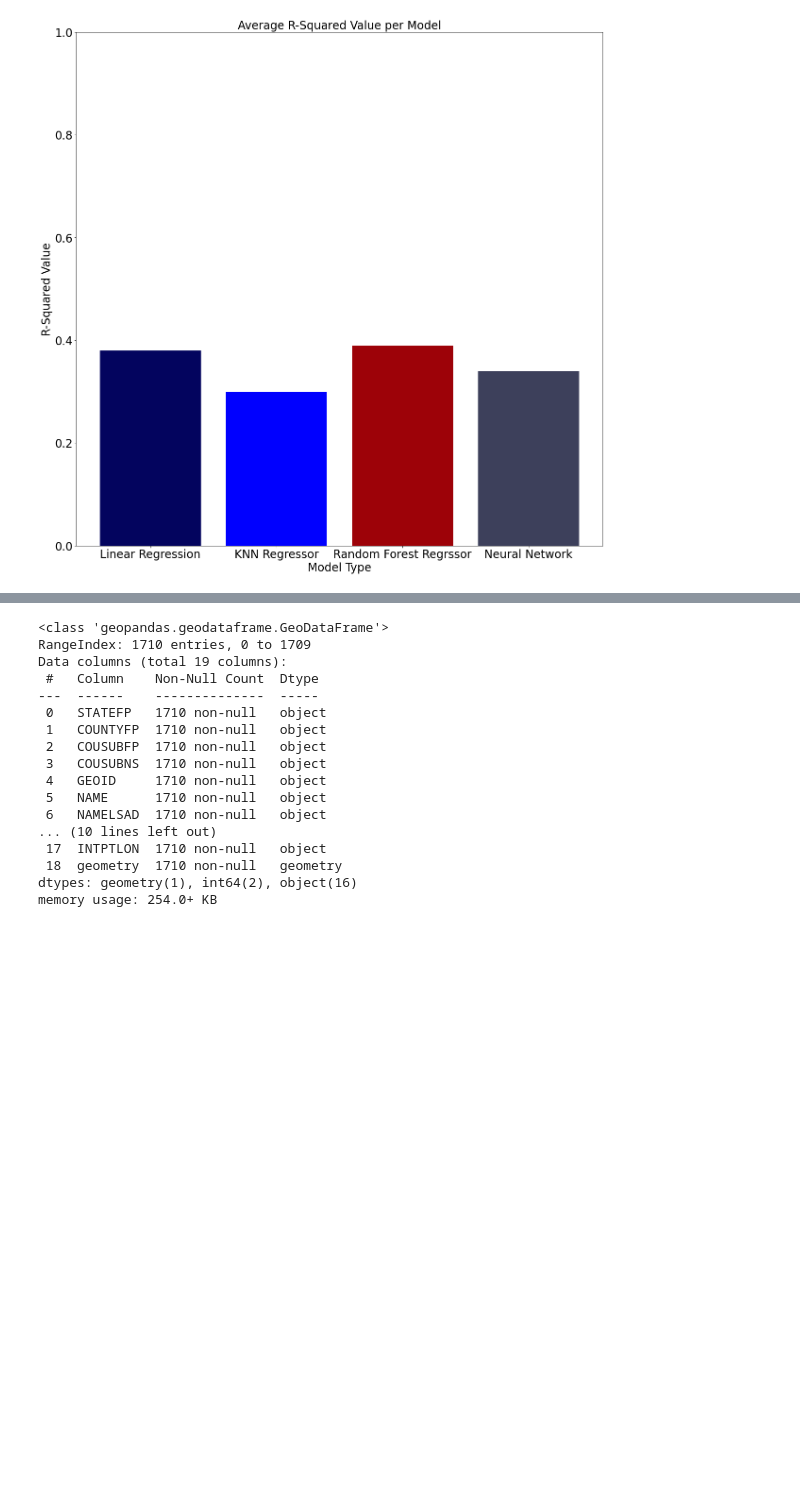
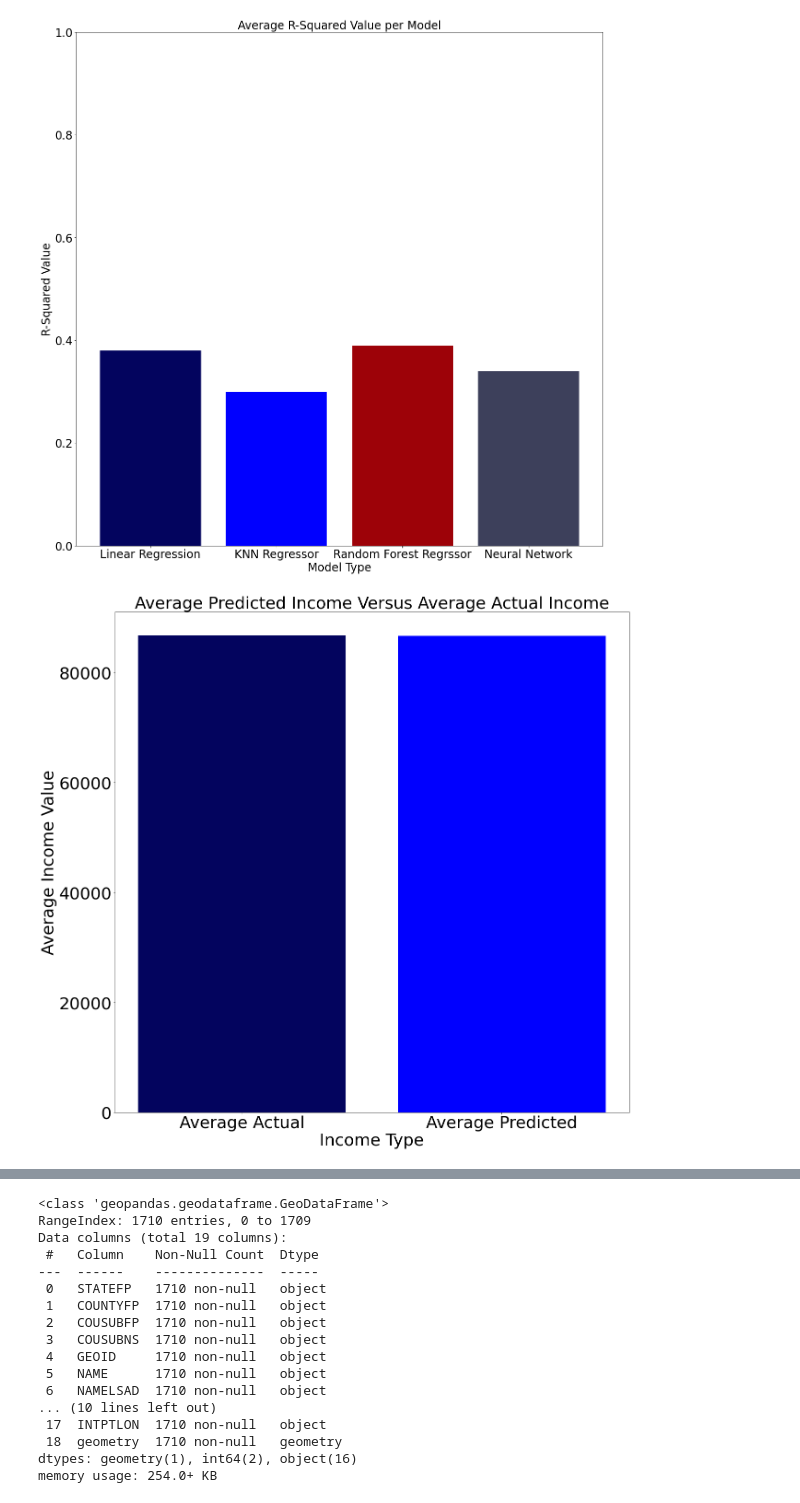
Before and after one commit to JohnhoyStephens/Capstone, a Jupyter notebook: Notebooks/Explortatory/visuals.ipynb, the cells around one changed output, grey strips where cells are left out. Saved outputs shown, nothing was run; the diff lists cells and outputs as text; code cells hidden in the pictures; blank space fills up the shorter version.

Commit message:
adding new visuals

```diff
--- a/Notebooks/Explortatory/visuals.ipynb
+++ b/Notebooks/Explortatory/visuals.ipynb
@@ -111,3 +110,19 @@ plt.bar(models["bin_name"],models["count"],color=["#03045e","blue","#9d0208","#3
 plt.savefig("../../Reports/Figures/model_values",transparent=True,bbox_inches="tight",pad_inches=.2)
 # %% [output]
 [figure]
+# %%
+modelavg_predictions=pd.DataFrame([
+    {"bin_name":"Average Actual","count":86708.29873633395},
+    {"bin_name":"Average Predicted","count":86634.44640730703}
+])
+# %%
+fig, ax = plt.subplots(figsize=((20,20)))
+plt.xlabel("Income Type",fontsize=36)
+plt.ylabel("Average Income Value",fontsize=36)
+plt.tick_params(axis="both",labelsize=36)
+plt.title("Average Predicted Income Versus Average Actual Income",fontsize=36)
+# plt.legend()
+plt.bar(modelavg_predictions["bin_name"],modelavg_predictions["count"],color=["#03045e","blue","#9d0208","#3d405b","#370617","#1a535c","#1a535c"]);
+plt.savefig("../../Reports/Figures/modelavg_values",transparent=True,bbox_inches="tight",pad_inches=.2)
+# %% [output]
+[figure, added]
```
Also changed, not shown: parts of 3 cells of this notebook, 3 other files.
